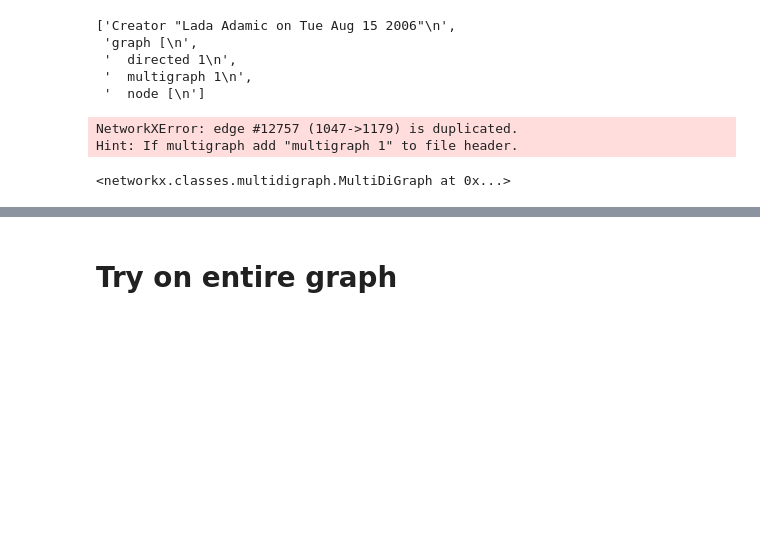
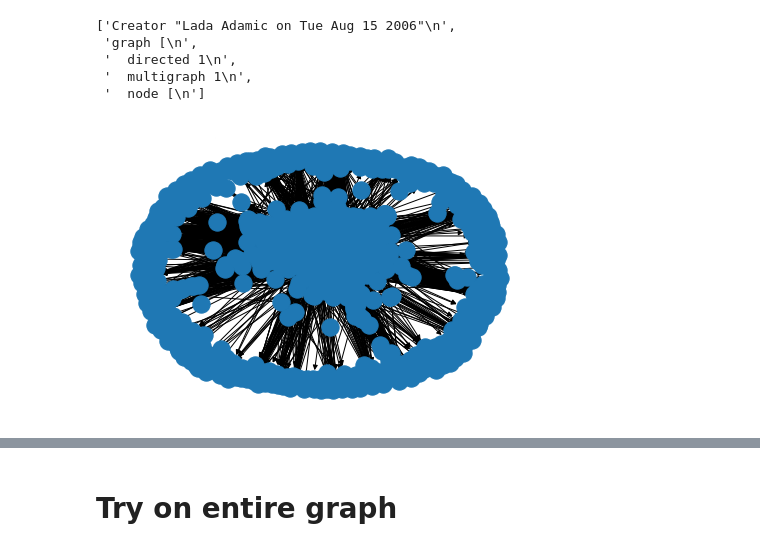
Before and after one commit to anmokhta/DSC180A-Project1, a Jupyter notebook: notebooks/Political blog.ipynb, the cells around one changed output, grey strips where cells are left out. Saved outputs shown, nothing was run; the diff lists cells and outputs as text; code cells hidden in the pictures; blank space fills up the shorter version.

```diff
--- a/notebooks/Political blog.ipynb
+++ b/notebooks/Political blog.ipynb
@@ -6,0 +8,3 @@ from io import BytesIO
+# %%
+with open('../config/political_etl.json') as fh:
+    political_etl_config = json.load(fh)
@@ -54,15 +67,12 @@ contents = "".join(contents)
 f.write(contents)
 f.close()
 # %%
-H = nx.read_gml("polblogsNEW.gml")
+H = nx.read_gml('../' + data_dir + political_etl_config["raw_data_filename"])
-# %% [output]
-NetworkXError: edge #12757 (1047->1179) is duplicated.
-Hint: If multigraph add "multigraph 1" to file header.
+# %%
+nx.draw(H)
+# %% [output]
+[figure, added]
 # %%
 largest = max(nx.strongly_connected_components(H), key=len)
 # %%
 Largest_SCC = H.subgraph(largest)
-# %%
-Largest_SCC
-# %% [output]
-<networkx.classes.multidigraph.MultiDiGraph at 0x...>
```
Also changed, not shown: parts of 5 cells of this notebook.
